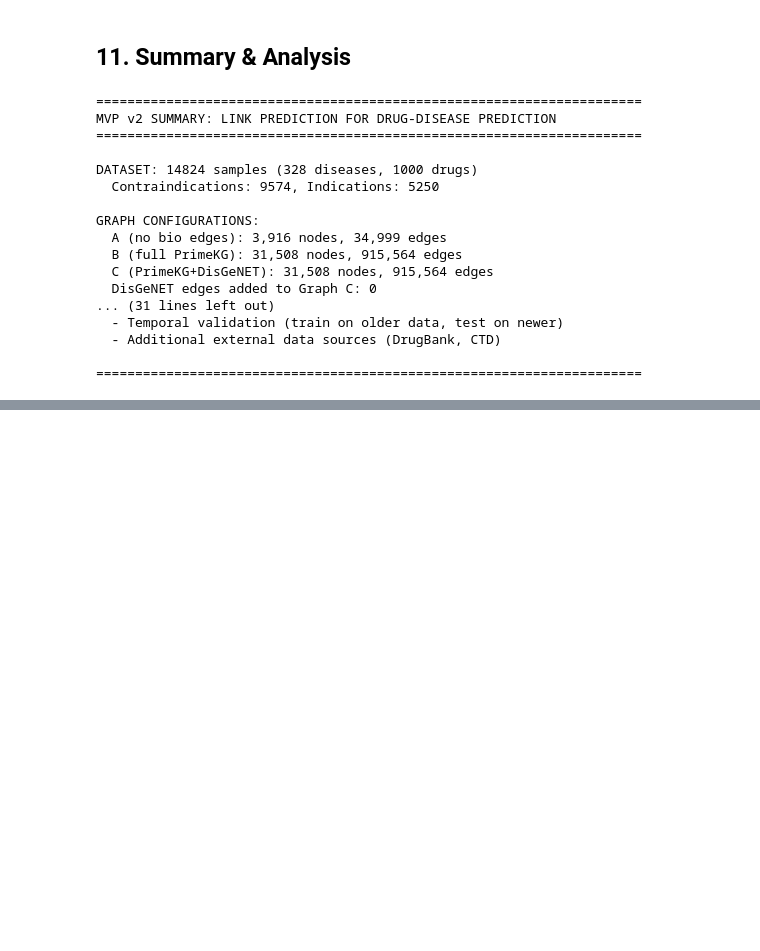
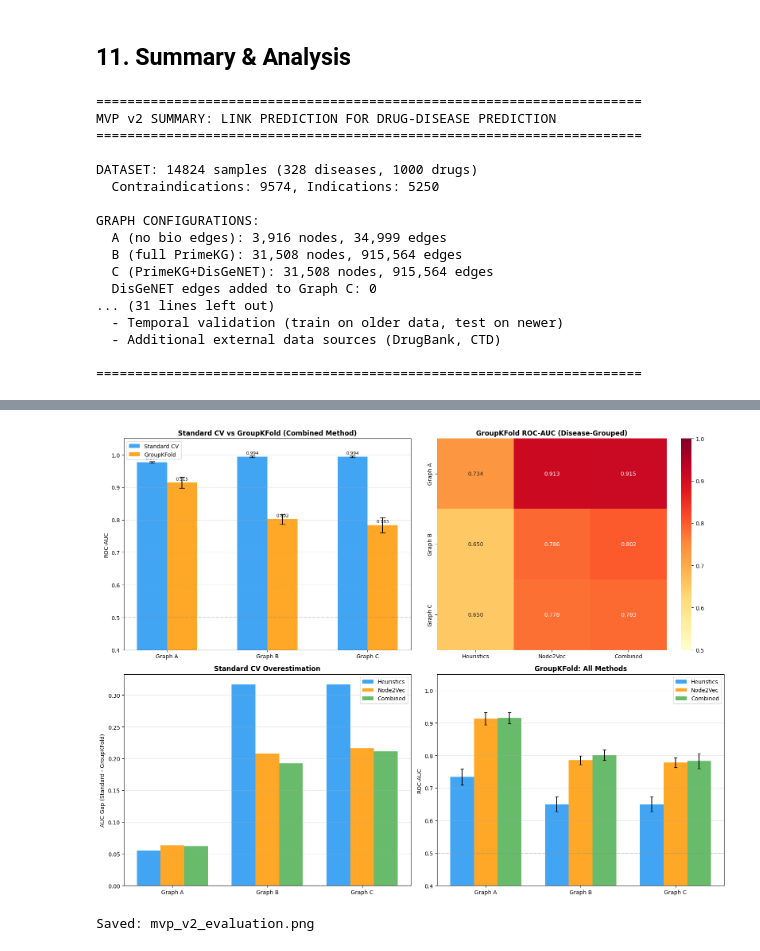
Before and after one commit to aviously25/disease-drug-networks, a Jupyter notebook: mvp_v2_link_prediction.ipynb, the cells around one changed output, grey strips where cells are left out. Saved outputs shown, nothing was run; the diff lists cells and outputs as text; code cells hidden in the pictures; blank space fills up the shorter version.

```diff
--- a/mvp_v2_link_prediction.ipynb
+++ b/mvp_v2_link_prediction.ipynb
@@ -949,0 +1081,71 @@ GRAPH CONFIGURATIONS:
+# %%
+# Visualization: Standard CV vs GroupKFold
+fig, axes = plt.subplots(2, 2, figsize=(16, 12))
+
+graph_labels = ['A', 'B', 'C']
+x = np.arange(len(graph_labels))
+
+# Plot 1: Standard CV vs GroupKFold (Combined method)
+ax = axes[0, 0]
+bar_width = 0.3
+std_vals = [results_df.loc[f'Graph {g} - Combined', 'roc_auc_mean'] for g in graph_labels]
+std_errs = [results_df.loc[f'Graph {g} - Combined', 'roc_auc_std'] for g in graph_labels]
+gkf_vals = [gkf_df.loc[f'Graph {g} - Combined', 'roc_auc_mean'] for g in graph_labels]
+gkf_errs = [gkf_df.loc[f'Graph {g} - Combined', 'roc_auc_std'] for g in graph_labels]
+bars1 = ax.bar(x - bar_width/2, std_vals, bar_width, yerr=std_errs, label='Standard CV', color='#2196F3', capsize=5, alpha=0.85)
+bars2 = ax.bar(x + bar_width/2, gkf_vals, bar_width, yerr=gkf_errs, label='GroupKFold', color='#FF9800', capsize=5, alpha=0.85)
+ax.set_ylabel('ROC-AUC'); ax.set_title('Standard CV vs GroupKFold (Combined Method)', fontweight='bold')
+ax.set_xticks(x); ax.set_xticklabels([f'Graph {g}' for g in graph_labels])
+ax.legend(); ax.set_ylim([0.4, 1.05])
+ax.axhline(y=0.5, color='gray', linestyle='--', alpha=0.3); ax.grid(axis='y', alpha=0.3)
+for bars in [bars1, bars2]:
+    for bar in bars:
+        height = bar.get_height()
+        ax.annotate(f'{height:.3f}', xy=(bar.get_x() + bar.get_width()/2, height),
+                    xytext=(0, 3), textcoords='offset points', ha='center', va='bottom', fontsize=8)
+
+# Plot 2: GroupKFold heatmap (all methods)
+ax = axes[0, 1]
+hm = np.zeros((3, 3))
+for i, g in enumerate(graph_labels):
+    for j, m in enumerate(methods):
+        k = f'Graph {g} - {m}'
+        hm[i, j] = gkf_df.loc[k, 'roc_auc_mean'] if k in gkf_df.index else 0
+sns.heatmap(hm, annot=True, fmt='.3f', cmap='YlOrRd',
+            xticklabels=methods, yticklabels=[f'Graph {g}' for g in graph_labels],
+            ax=ax, vmin=0.5, vmax=1.0)
+ax.set_title('GroupKFold ROC-AUC (Disease-Grouped)', fontweight='bold')
+
+# Plot 3: Gap analysis - how much does standard CV overestimate?
+ax = axes[1, 0]
+gaps = {}
+for m in methods:
+    gaps[m] = [results_df.loc[f'Graph {g} - {m}', 'roc_auc_mean'] - gkf_df.loc[f'Graph {g} - {m}', 'roc_auc_mean'] for g in graph_labels]
+bar_width = 0.25
+colors = ['#2196F3', '#FF9800', '#4CAF50']
+for i, m in enumerate(methods):
+    ax.bar(x + i*bar_width, gaps[m], bar_width, label=m, color=colors[i], alpha=0.85)
+ax.set_ylabel('AUC Gap (Standard - GroupKFold)'); ax.set_title('Standard CV Overestimation', fontweight='bold')
+ax.set_xticks(x + bar_width); ax.set_xticklabels([f'Graph {g}' for g in graph_labels])
+ax.legend(); ax.grid(axis='y', alpha=0.3)
+ax.axhline(y=0, color='gray', linestyle='--', alpha=0.3)
+
+# Plot 4: All methods comparison (GroupKFold)
+ax = axes[1, 1]
+bar_width = 0.25
+for i, m in enumerate(methods):
+    vals = [gkf_df.loc[f'Graph {g} - {m}', 'roc_auc_mean'] for g in graph_labels]
+    errs = [gkf_df.loc[f'Graph {g} - {m}', 'roc_auc_std'] for g in graph_labels]
+    ax.bar(x + i*bar_width, vals, bar_width, yerr=errs, label=m, color=colors[i], capsize=3, alpha=0.85)
+ax.set_ylabel('ROC-AUC'); ax.set_title('GroupKFold: All Methods', fontweight='bold')
+ax.set_xticks(x + bar_width); ax.set_xticklabels([f'Graph {g}' for g in graph_labels])
+ax.legend(); ax.set_ylim([0.4, 1.05])
+ax.axhline(y=0.5, color='gray', linestyle='--', alpha=0.3); ax.grid(axis='y', alpha=0.3)
+
+plt.tight_layout()
+plt.savefig('mvp_v2_evaluation.png', dpi=150, bbox_inches='tight')
+plt.show()
+print("Saved: mvp_v2_evaluation.png")
+# %% [output]
+[figure, added]
+Saved: mvp_v2_evaluation.png
```
Also changed, not shown: parts of 13 cells of this notebook, 3 other files.
